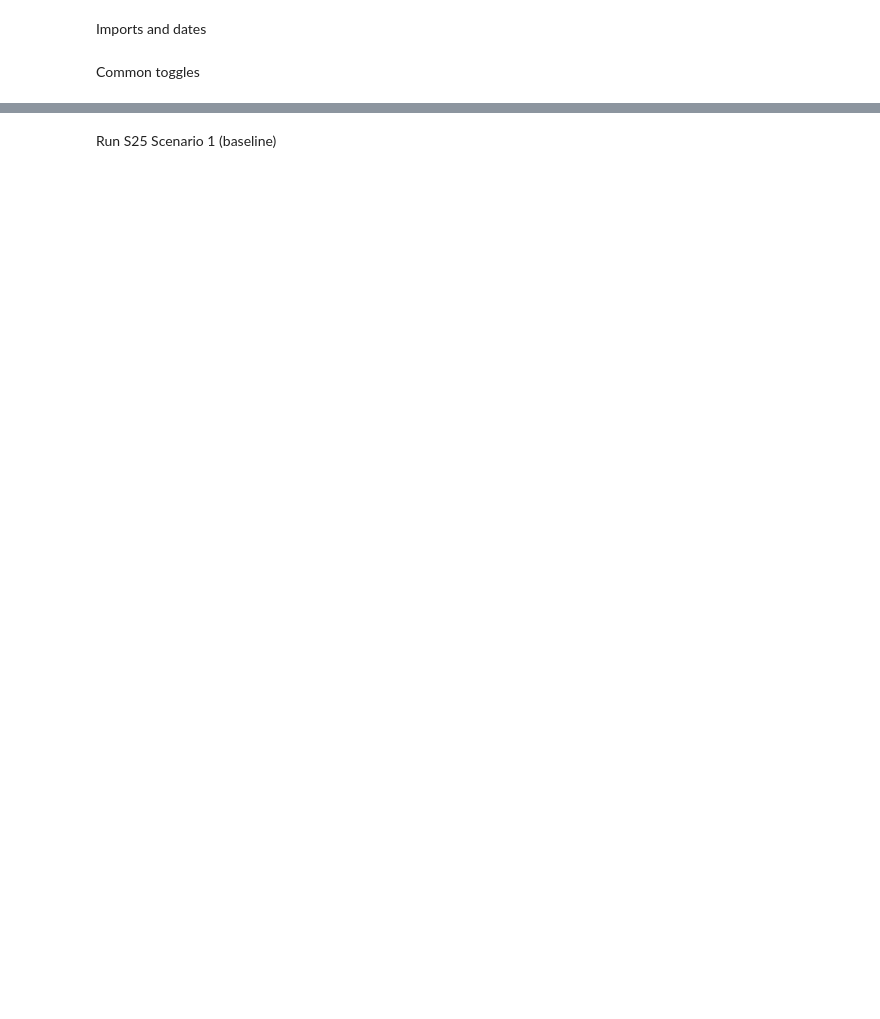
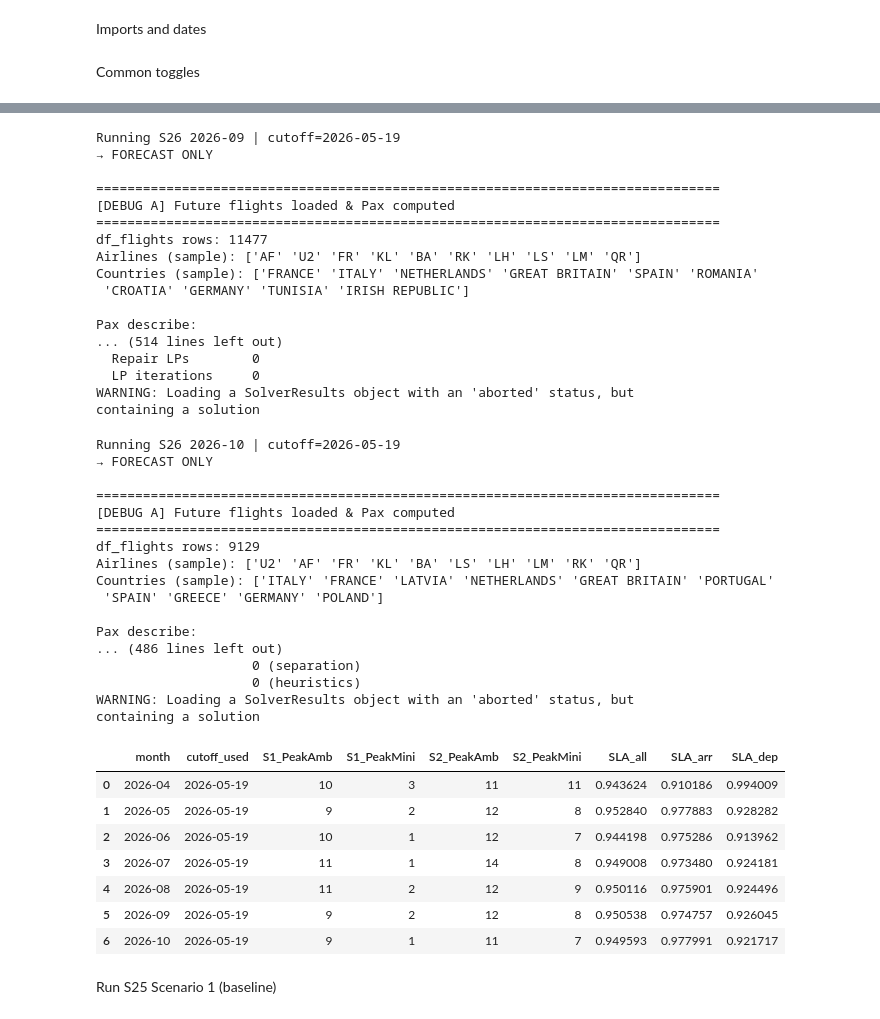
Before and after one commit to jamie-douglas/EDI_airport_analytics, a Jupyter notebook: notebooks/minibus_optimsation_final.ipynb, the cells around one changed output, grey strips where cells are left out. Saved outputs shown, nothing was run; the diff lists cells and outputs as text; code cells hidden in the pictures; blank space fills up the shorter version.

Commit message:
chchanges to improve model output

```diff
--- a/notebooks/minibus_optimsation_final.ipynb
+++ b/notebooks/minibus_optimsation_final.ipynb
@@ -37,3 +37,21 @@ toggles = PlanningToggles(
     standby_dep_vert_mins=10,
     standby_arr_horiz_mins=10,
 )
+# %%
+
+# 2025 (historical)
+months_2025 = pd.date_range("2025-04-01", "2025-05-01", freq="MS")
+
+# 2026 (split logic inside function)
+months_2026 = pd.date_range("2026-04-01", "2026-05-01", freq="MS")
+# %%
+
+results_2025 = []
+
+for m in months_2025:
+    results_2025.append(run_month_s25(m, toggles))
+
+df_2025 = pd.DataFrame(results_2025)
+
+df_2025.to_csv("S25_monthly_outputs_v2.csv", index=False)
+df_2025
@@ -39,0 +186,8 @@ toggles = PlanningToggles(
+# %%
+ASSUME_START = "2025-04-01"
+ASSUME_END   = "2025-11-01"
+
+assumptions = build_s26_assumptions(
+    s25_start=ASSUME_START,
+    s25_end=ASSUME_END
+)
@@ -39,0 +212,12 @@ toggles = PlanningToggles(
+# %%
+
+results_2026 = []
+
+for m in months_2026:
+    results_2026.append(run_month_s26(m, assumptions, toggles))
+
+df_2026 = pd.DataFrame(results_2026)
+
+df_2026.to_csv("S26_monthly_outputs_v2.csv", index=False)
+df_2026
+# %% [output]
@@ -40,3 +309,45 @@ toggles = PlanningToggles(
+Running S26 2026-09 | cutoff=2026-05-19
+→ FORECAST ONLY
+
+================================================================================
+[DEBUG A] Future flights loaded & Pax computed
+================================================================================
+df_flights rows: 11477
+Airlines (sample): ['AF' 'U2' 'FR' 'KL' 'BA' 'RK' 'LH' 'LS' 'LM' 'QR']
+Countries (sample): ['FRANCE' 'ITALY' 'NETHERLANDS' 'GREAT BRITAIN' 'SPAIN' 'ROMANIA'
+ 'CROATIA' 'GERMANY' 'TUNISIA' 'IRISH REPUBLIC']
+
+Pax describe:
+... (514 lines left out)
+  Repair LPs        0
+  LP iterations     0
+WARNING: Loading a SolverResults object with an 'aborted' status, but
+containing a solution
+Running S26 2026-10 | cutoff=2026-05-19
+→ FORECAST ONLY
+
+================================================================================
+[DEBUG A] Future flights loaded & Pax computed
+================================================================================
+df_flights rows: 9129
+Airlines (sample): ['U2' 'AF' 'FR' 'KL' 'BA' 'LS' 'LH' 'LM' 'RK' 'QR']
+Countries (sample): ['ITALY' 'FRANCE' 'LATVIA' 'NETHERLANDS' 'GREAT BRITAIN' 'PORTUGAL'
+ 'SPAIN' 'GREECE' 'GERMANY' 'POLAND']
+
+Pax describe:
+... (486 lines left out)
+                    0 (separation)
+                    0 (heuristics)
+WARNING: Loading a SolverResults object with an 'aborted' status, but
+containing a solution
+|  | month | cutoff_used | S1_PeakAmb | S1_PeakMini | S2_PeakAmb | S2_PeakMini | SLA_all | SLA_arr | SLA_dep |
+| 0 | 2026-04 | 2026-05-19 | 10 | 3 | 11 | 11 | 0.943624 | 0.910186 | 0.994009 |
+| 1 | 2026-05 | 2026-05-19 | 9 | 2 | 12 | 8 | 0.952840 | 0.977883 | 0.928282 |
+| 2 | 2026-06 | 2026-05-19 | 10 | 1 | 12 | 7 | 0.944198 | 0.975286 | 0.913962 |
+| 3 | 2026-07 | 2026-05-19 | 11 | 1 | 14 | 8 | 0.949008 | 0.973480 | 0.924181 |
+| 4 | 2026-08 | 2026-05-19 | 11 | 2 | 12 | 9 | 0.950116 | 0.975901 | 0.924496 |
+| 5 | 2026-09 | 2026-05-19 | 9 | 2 | 12 | 8 | 0.950538 | 0.974757 | 0.926045 |
+| 6 | 2026-10 | 2026-05-19 | 9 | 1 | 11 | 7 | 0.949593 | 0.977991 | 0.921717 |
 # %% [markdown]
 Run S25 Scenario 1 (baseline)
 # %%
```
Also changed, not shown: parts of 9 cells of this notebook, 8 other files.
